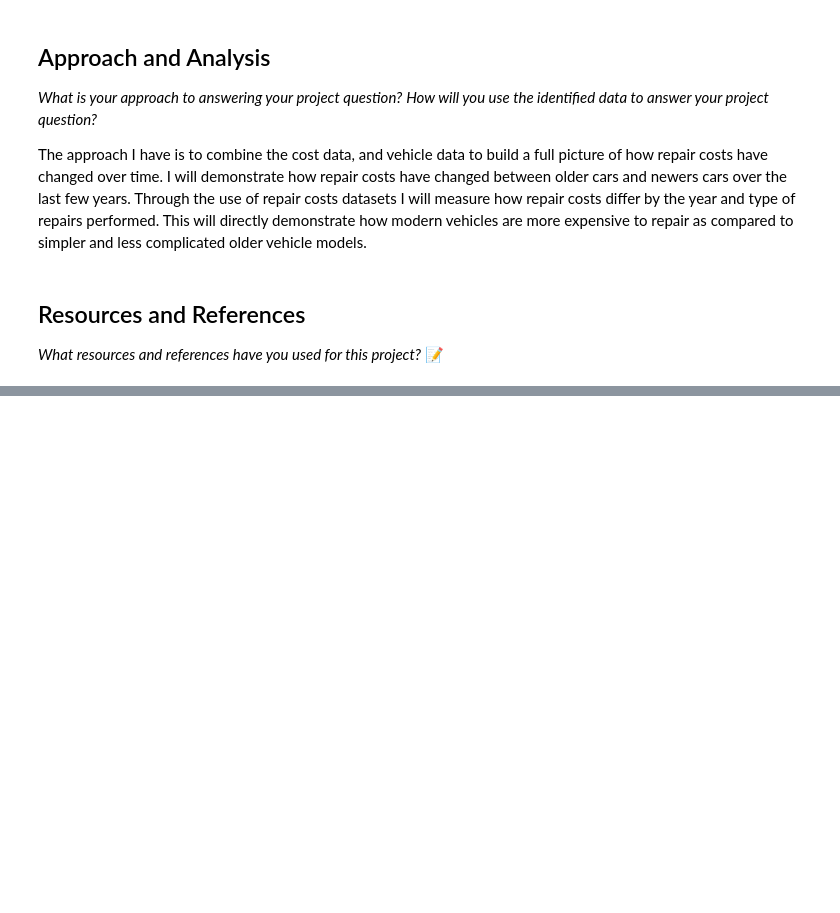
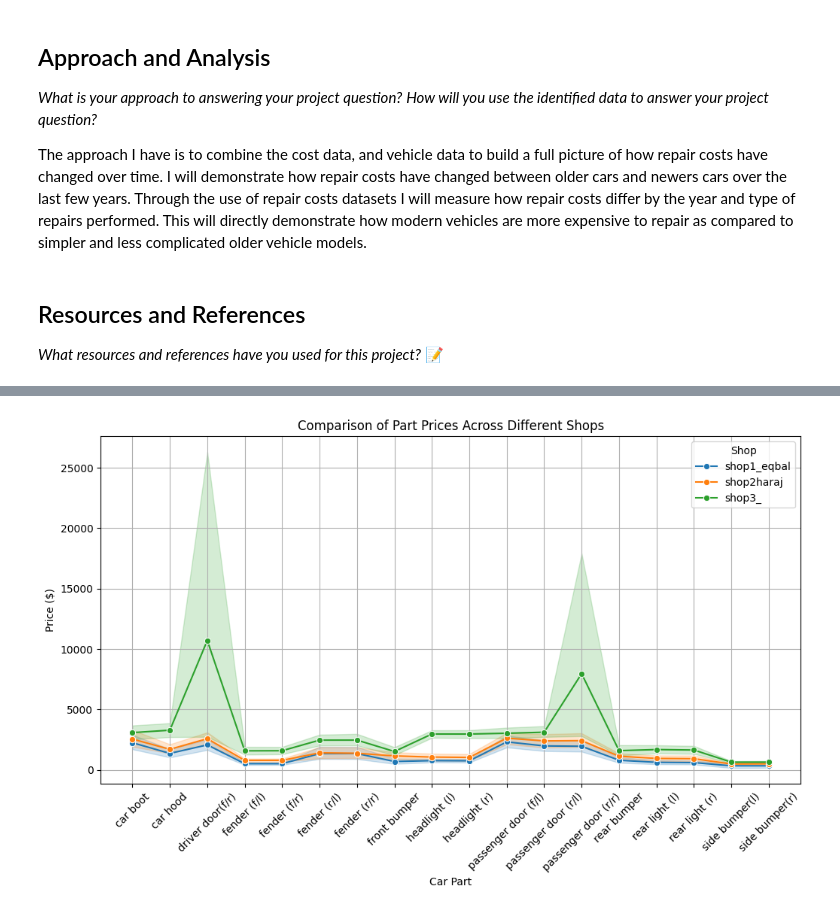
Before and after one commit to IT4063C001-Fall2025/final-project-CalebMastruserio, a Jupyter notebook: source.ipynb, the cells around one changed output, grey strips where cells are left out. Saved outputs shown, nothing was run; the diff lists cells and outputs as text; code cells hidden in the pictures; blank space fills up the shorter version.

```diff
--- a/source.ipynb
+++ b/source.ipynb
@@ -48,0 +279,16 @@ https://www.kaggle.com/datasets/shorooq77/car-parts-price-estimation
+# %%
+## Visual 4: Line Chart of Price comparisons
+# This chart shows the prices for the same parts and how they vary significantly accross the shops displaying the fact of how propriertory systems drive up repair costs.
+plt.figure(figsize=(12,6))
+for col in price_cols:
+    sns.lineplot(data=car_parts, x='body_part', y=col, marker='o', label=col)
+
+plt.xticks(rotation=45)
+plt.xlabel("Car Part")
+plt.ylabel("Price ($)")
+plt.title("Comparison of Part Prices Across Different Shops")
+plt.legend(title='Shop')
+plt.grid(True)
+plt.show()
+# %% [output]
+[figure, added]
```
Also changed, not shown: parts of 15 cells of this notebook, 1 other file.
